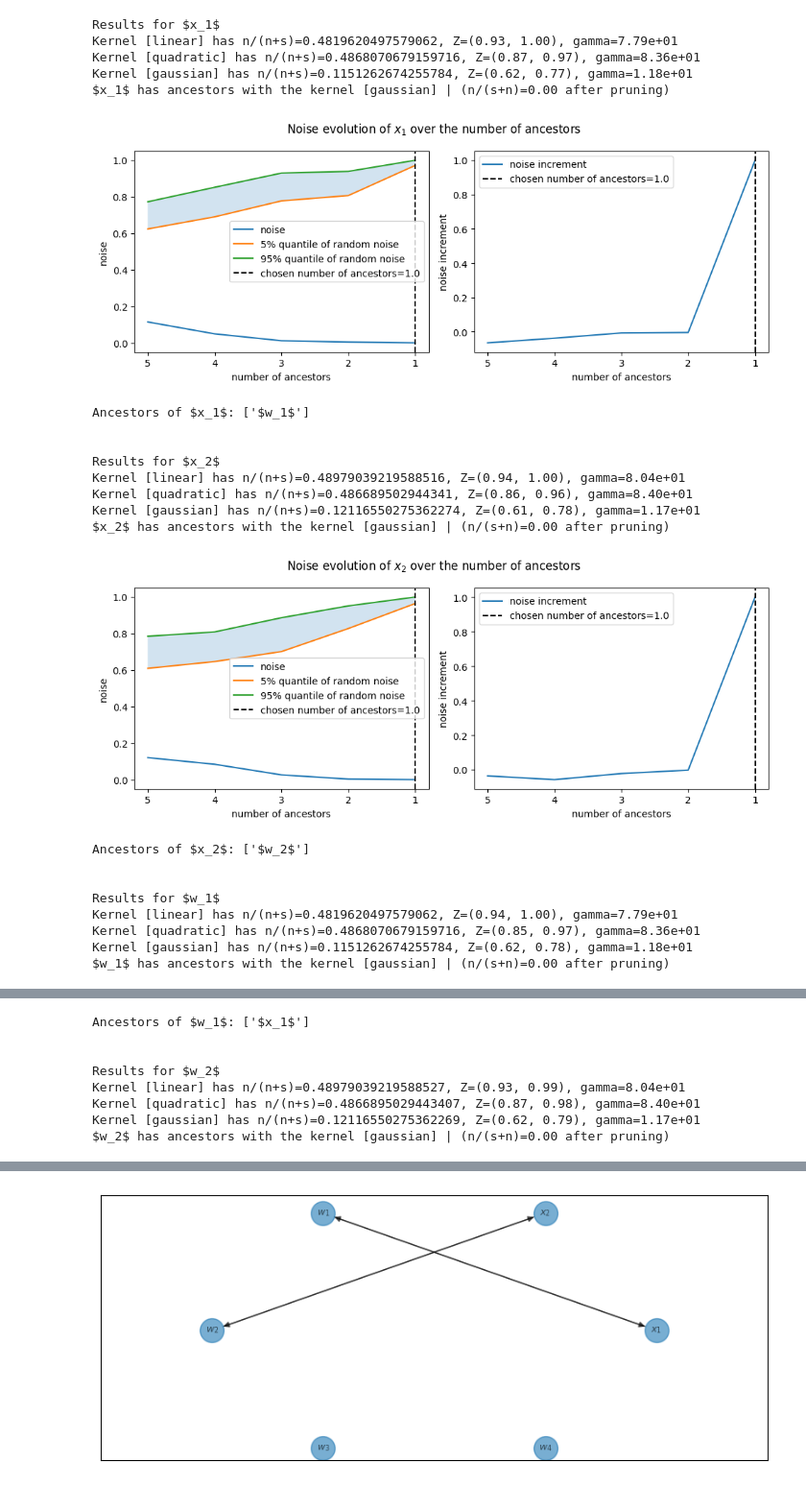
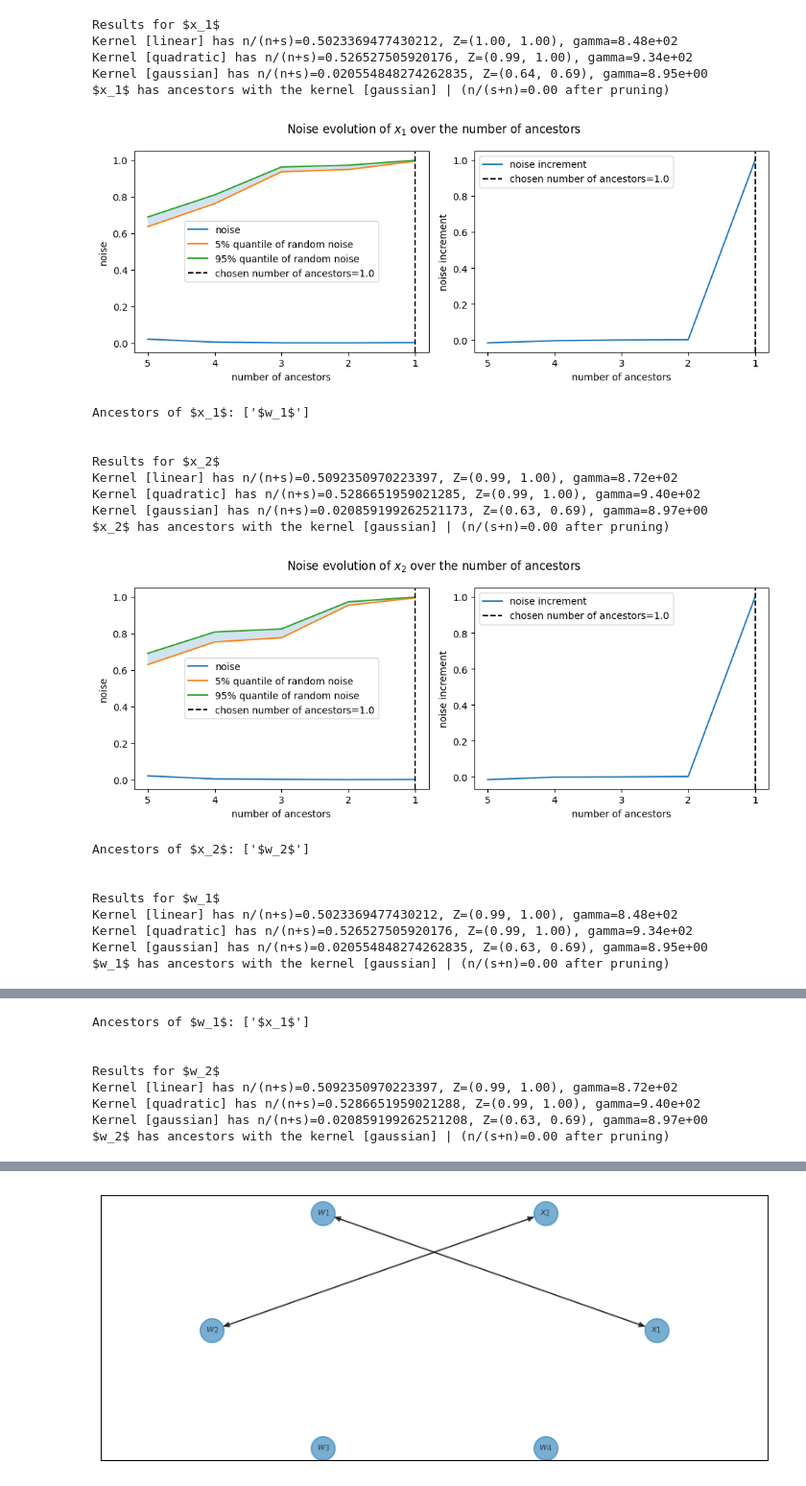
Before and after one commit to TheoBourdais/ComputationalHypergraphDiscovery, a Jupyter notebook: examples/Algebraic-equations/predictions-example1.ipynb, the cells around one changed output, grey strips where cells are left out. Shown at 96% size. Saved outputs shown, nothing was run; the diff lists cells and outputs as text; code cells hidden in the pictures.

```diff
--- a/examples/Algebraic-equations/predictions-example1.ipynb
+++ b/examples/Algebraic-equations/predictions-example1.ipynb
@@ -7,38 +7,39 @@ import joblib
 # %%
 key = random.PRNGKey(0)
 key, subkey = random.split(key)
 
 # How many samples do we generate for training?
-n_train = 42
+n_train = 420
 
 W_train = random.normal(subkey, (n_train, 4))
 
 X_train=np.concatenate([W_train[:,:2],W_train],axis=1)
 node_names=['$x_1$','$x_2$','$w_1$','$w_2$','$w_3$','$w_4$']
-graph_discovery1=CHD.GraphDiscovery(X=X_train,names=node_names)
+kernels=[CHD.Modes.LinearMode(), CHD.Modes.QuadraticMode(), CHD.Modes.GaussianMode(l=0.5)]
+graph_discovery1=CHD.GraphDiscovery(X=X_train, names=node_names, kernels=kernels)
 graph_discovery1.fit()
 joblib.dump(graph_discovery1, "predictions-example1.pkl")
 # %% [output]
 Results for $x_1$
-Kernel [linear] has n/(n+s)=0.4819620497579062, Z=(0.93, 1.00), gamma=7.79e+01
-Kernel [quadratic] has n/(n+s)=0.4868070679159716, Z=(0.87, 0.97), gamma=8.36e+01
-Kernel [gaussian] has n/(n+s)=0.1151262674255784, Z=(0.62, 0.77), gamma=1.18e+01
+Kernel [linear] has n/(n+s)=0.5023369477430212, Z=(1.00, 1.00), gamma=8.48e+02
+Kernel [quadratic] has n/(n+s)=0.526527505920176, Z=(0.99, 1.00), gamma=9.34e+02
+Kernel [gaussian] has n/(n+s)=0.020554848274262835, Z=(0.64, 0.69), gamma=8.95e+00
 $x_1$ has ancestors with the kernel [gaussian] | (n/(s+n)=0.00 after pruning)
-[figure, old version]
+[figure, new version]
 Ancestors of $x_1$: ['$w_1$']
 
 
 Results for $x_2$
-Kernel [linear] has n/(n+s)=0.48979039219588516, Z=(0.94, 1.00), gamma=8.04e+01
-Kernel [quadratic] has n/(n+s)=0.486689502944341, Z=(0.86, 0.96), gamma=8.40e+01
-Kernel [gaussian] has n/(n+s)=0.12116550275362274, Z=(0.61, 0.78), gamma=1.17e+01
+Kernel [linear] has n/(n+s)=0.5092350970223397, Z=(0.99, 1.00), gamma=8.72e+02
+Kernel [quadratic] has n/(n+s)=0.5286651959021285, Z=(0.99, 1.00), gamma=9.40e+02
+Kernel [gaussian] has n/(n+s)=0.020859199262521173, Z=(0.63, 0.69), gamma=8.97e+00
 $x_2$ has ancestors with the kernel [gaussian] | (n/(s+n)=0.00 after pruning)
-[figure, old version]
+[figure, new version]
 Ancestors of $x_2$: ['$w_2$']
 
 
 Results for $w_1$
-Kernel [linear] has n/(n+s)=0.4819620497579062, Z=(0.94, 1.00), gamma=7.79e+01
-Kernel [quadratic] has n/(n+s)=0.4868070679159716, Z=(0.85, 0.97), gamma=8.36e+01
-Kernel [gaussian] has n/(n+s)=0.1151262674255784, Z=(0.62, 0.78), gamma=1.18e+01
+Kernel [linear] has n/(n+s)=0.5023369477430212, Z=(0.99, 1.00), gamma=8.48e+02
+Kernel [quadratic] has n/(n+s)=0.526527505920176, Z=(0.99, 1.00), gamma=9.34e+02
+Kernel [gaussian] has n/(n+s)=0.020554848274262835, Z=(0.63, 0.69), gamma=8.95e+00
 $w_1$ has ancestors with the kernel [gaussian] | (n/(s+n)=0.00 after pruning)
@@ -47,7 +48,7 @@ Ancestors of $w_1$: ['$x_1$']
 
 
 Results for $w_2$
-Kernel [linear] has n/(n+s)=0.48979039219588527, Z=(0.93, 0.99), gamma=8.04e+01
-Kernel [quadratic] has n/(n+s)=0.4866895029443407, Z=(0.87, 0.98), gamma=8.40e+01
-Kernel [gaussian] has n/(n+s)=0.12116550275362269, Z=(0.62, 0.79), gamma=1.17e+01
+Kernel [linear] has n/(n+s)=0.5092350970223397, Z=(0.99, 1.00), gamma=8.72e+02
+Kernel [quadratic] has n/(n+s)=0.5286651959021288, Z=(0.99, 1.00), gamma=9.40e+02
+Kernel [gaussian] has n/(n+s)=0.020859199262521208, Z=(0.63, 0.69), gamma=8.97e+00
 $w_2$ has ancestors with the kernel [gaussian] | (n/(s+n)=0.00 after pruning)
```
Also changed, not shown: parts of 11 cells of this notebook.
